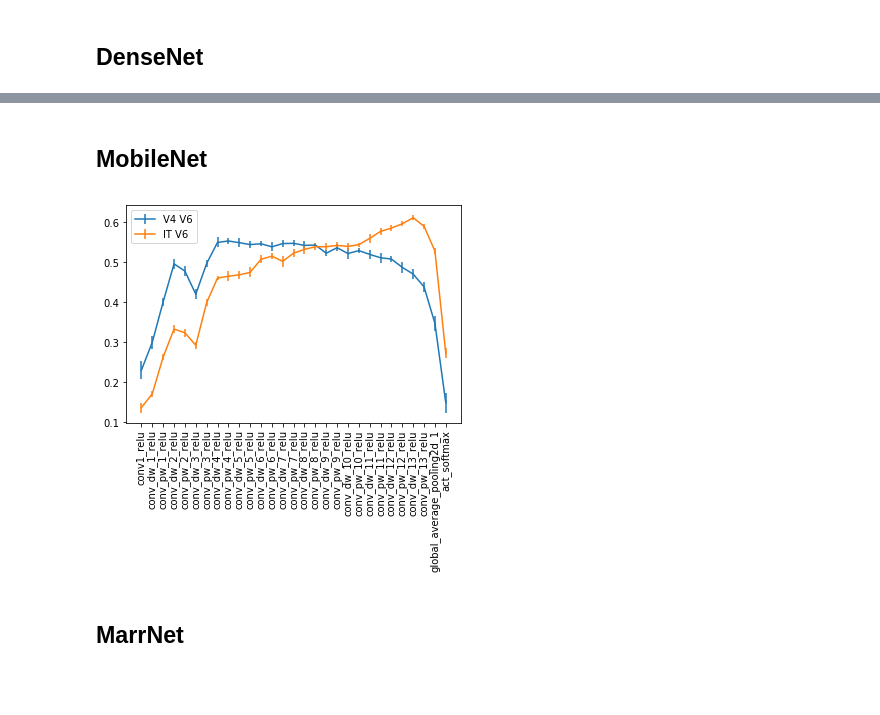
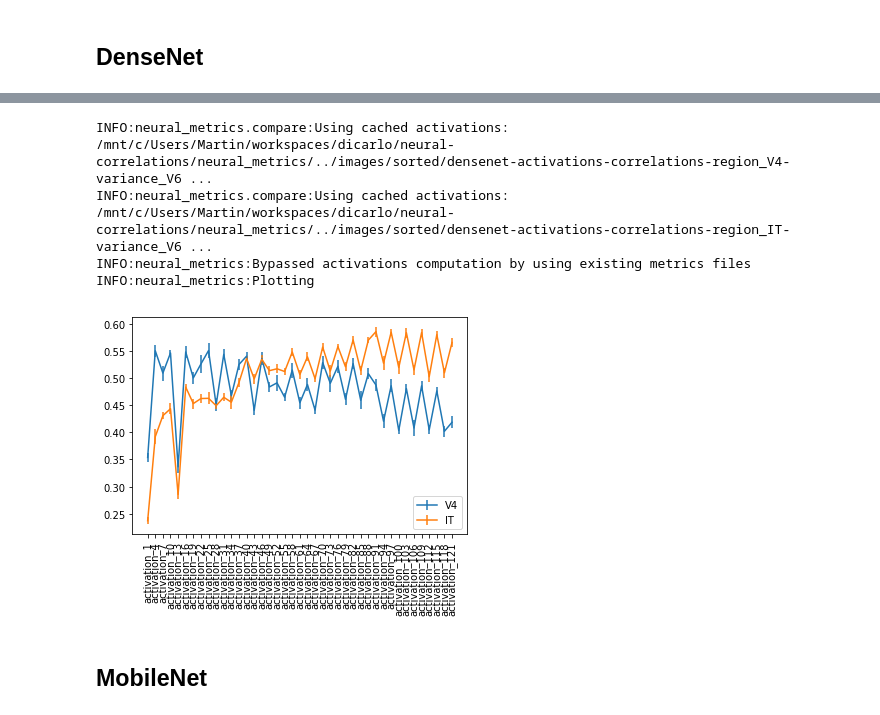
Before and after one commit to mschrimpf/neural-nlp, a Jupyter notebook: results/models_neuralfit.ipynb, the cells around one changed output, grey strips where cells are left out. Saved outputs shown, nothing was run; the diff lists cells and outputs as text; code cells hidden in the pictures; blank space fills up the shorter version.

```diff
--- a/results/models_neuralfit.ipynb
+++ b/results/models_neuralfit.ipynb
@@ -27,9 +34,10 @@ plot_layer_correlations(['images/sorted/densenet-activations-correlations-region
+# %%
+run(model='densenet', layers=['activation_1', 'activation_4', 'activation_7', 'activation_10', 'activation_13', 'activation_16', 'activation_19', 'activation_22', 'activation_25', 'activation_28', 'activation_31', 'activation_34', 'activation_37', 'activation_40', 'activation_43', 'activation_46', 'activation_49', 'activation_52', 'activation_55', 'activation_58', 'activation_61', 'activation_64', 'activation_67', 'activation_70', 'activation_73', 'activation_76', 'activation_79', 'activation_82', 'activation_85', 'activation_88', 'activation_91', 'activation_94', 'activation_97', 'activation_100', 'activation_103', 'activation_106', 'activation_109', 'activation_112', 'activation_115', 'activation_118', 'activation_121"'])
+# %% [output]
+INFO:neural_metrics.compare:Using cached activations: /mnt/c/Users/Martin/workspaces/dicarlo/neural-correlations/neural_metrics/../images/sorted/densenet-activations-correlations-region_V4-variance_V6 ...
+INFO:neural_metrics.compare:Using cached activations: /mnt/c/Users/Martin/workspaces/dicarlo/neural-correlations/neural_metrics/../images/sorted/densenet-activations-correlations-region_IT-variance_V6 ...
+INFO:neural_metrics:Bypassed activations computation by using existing metrics files
+INFO:neural_metrics:Plotting
+[figure, added]
 # %% [markdown]
 ## MobileNet
-# %%
-plot_layer_correlations(['images/sorted/mobilenet-activations-correlations-region_V4-variance_V6.pkl',
-                         'images/sorted/mobilenet-activations-correlations-region_IT-variance_V6.pkl'])
-# %% [output]
-[figure, removed]
-# %% [markdown]
-## MarrNet
```
Also changed, not shown: parts of 9 cells of this notebook, 3 other files.
